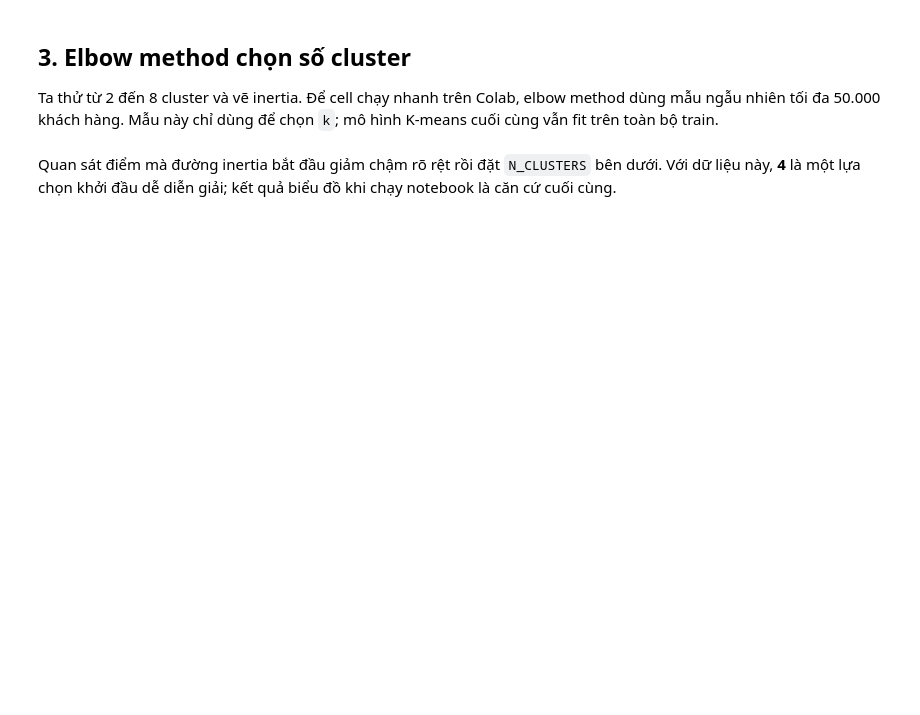
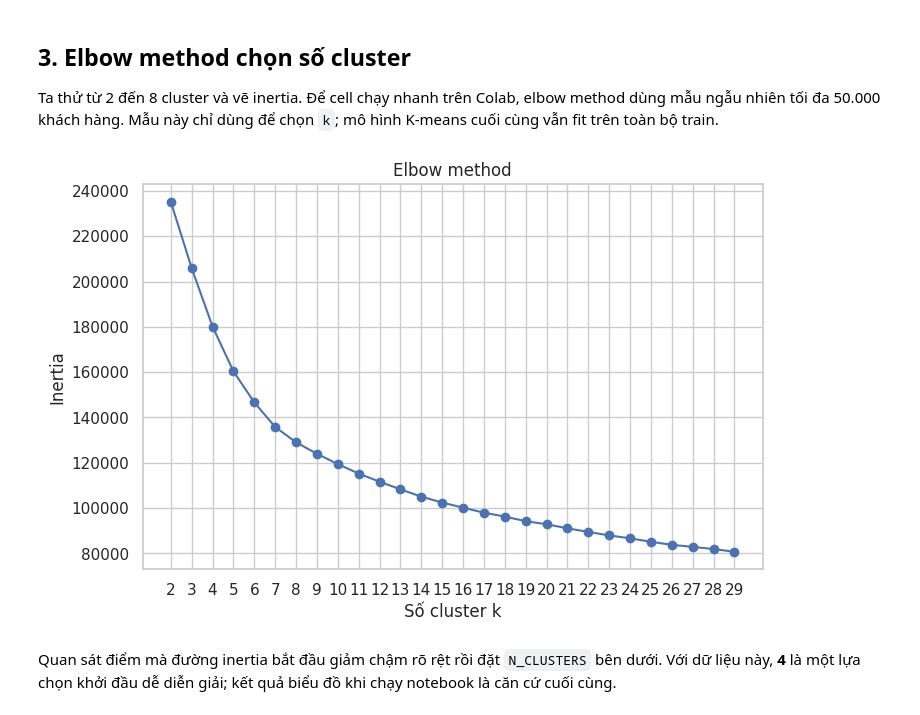
Before and after one commit to iTCuong090/Machine-Learning-Deep-Learning, a Jupyter notebook: ML_ISE_TUAN_5/Home Credits Default Risk/Home_Credit_Segmentation_and_Risk.ipynb, the cells around one changed output. Saved outputs shown, nothing was run; the diff lists cells and outputs as text; code cells hidden in the pictures; blank space fills up the shorter version.

```diff
--- a/ML_ISE_TUAN_5/Home Credits Default Risk/Home_Credit_Segmentation_and_Risk.ipynb
+++ b/ML_ISE_TUAN_5/Home Credits Default Risk/Home_Credit_Segmentation_and_Risk.ipynb
@@ -123,23 +172,25 @@ Ta thử từ 2 đến 8 cluster và vẽ inertia. Để cell chạy nhanh trên
 # %%
 sample_size = min(50_000, len(X_cluster))
 sample_indices = np.random.choice(len(X_cluster), size=sample_size, replace=False)
 X_elbow = X_cluster[sample_indices]
 
-k_values = range(2, 9)
+k_values = range(2, 30)
 inertias = []
 
 for k in k_values:
     model = KMeans(n_clusters=k, random_state=RANDOM_STATE, n_init=10)
     model.fit(X_elbow)
     inertias.append(model.inertia_)
 
 plt.figure(figsize=(8, 5))
 plt.plot(list(k_values), inertias, marker="o")
 plt.xlabel("Số cluster k")
 plt.ylabel("Inertia")
 plt.title("Elbow method")
 plt.xticks(list(k_values))
 plt.show()
+# %% [output]
+[figure, added]
 # %% [markdown]
 Quan sát điểm mà đường inertia bắt đầu giảm chậm rõ rệt rồi đặt `N_CLUSTERS` bên dưới. Với dữ liệu này, **4** là một lựa chọn khởi đầu dễ diễn giải; kết quả biểu đồ khi chạy notebook là căn cứ cuối cùng.
 # %%
```
Also changed, not shown: parts of 14 cells of this notebook.
